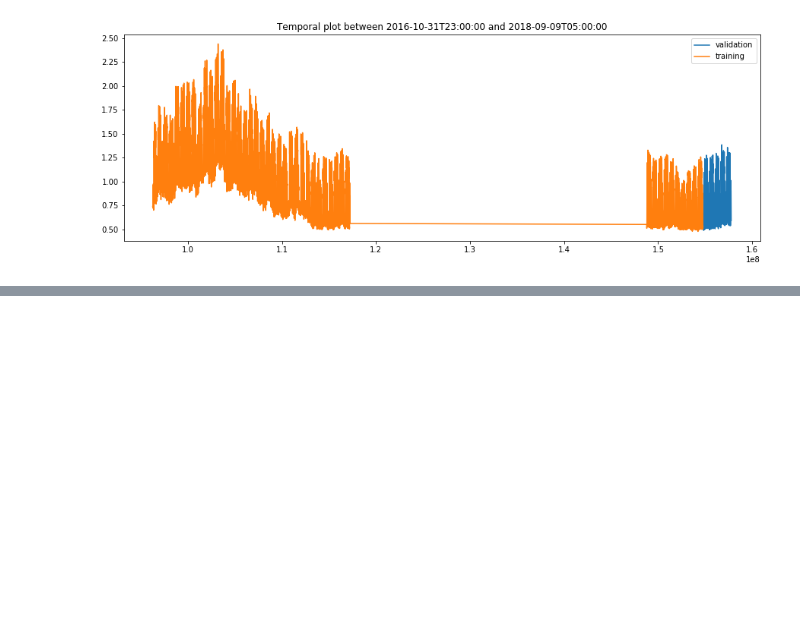
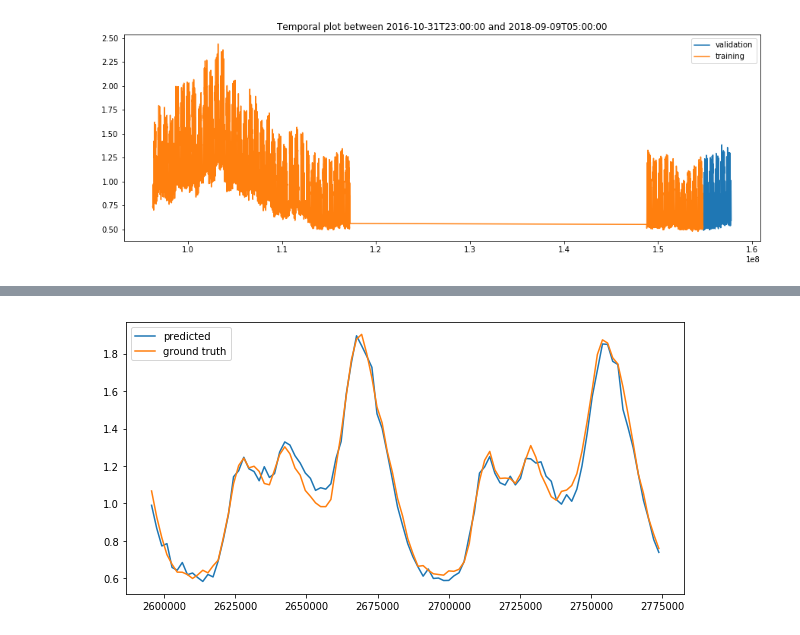
Before and after one commit to tangih/EnedisDataChallenge, a Jupyter notebook: main.ipynb, the cells around one changed output, grey strips where cells are left out. Drawn from its saved outputs; the diff is of its cells as text; code cells hidden in the pictures; blank space fills up the shorter version.

Commit message:
both models working

```diff
--- a/main.ipynb
+++ b/main.ipynb
@@ -180,7 +178,7 @@ def train_models(x_train, y_train, hh_train):
         models[i].fit(x_train_i, y_train_i, epochs=n_epochs, batch_size=batch_size, verbose=0)
     return models
 
-models_res = train_models(x_train_res, y_train_res, hh_train_res)
-models_com = train_models(x_train_com, y_train_com, hh_train_com)
+models_res = train_models(x_train_res_norm, y_train_res, hh_train_res)
+models_com = train_models(x_train_com_norm, y_train_com, hh_train_com)
 # %% [output]
 [interactive output not drawn]
@@ -188,7 +187,7 @@ models_com = train_models(x_train_com, y_train_com, hh_train_com)
 # SAVE MODEL
 # TODO
 
-for i in range(48):
+for i in tqdm.tqdm_notebook(range(48)):
     loader.saveModel(models_res[i], 'models/ckpt_res_{}'.format(i))
     loader.saveModel(models_com[i], 'models/ckpt_com_{}'.format(i))
 # %%
@@ -205,5 +204,5 @@ def predict_multi(models, X_test, hh_test):
         Y_test[ind] = Y_test_hh
     return Y_test
 
-y_valid_pred_res = predict_multi(models_res, x_valid_res, hh_valid_res)
-y_valid_pred_com = predict_multi(models_com, x_valid_com, hh_valid_com)
+y_valid_pred_res = predict_multi(models_res, x_valid_res_norm, hh_valid_res)
+y_valid_pred_com = predict_multi(models_com, x_valid_com_norm, hh_valid_com)
@@ -210,9 +212,12 @@ y_valid_pred_com = predict_multi(models_com, x_valid_com, hh_valid_com)
 # %%
-t_valid = x_res[id_valid, 1]
+t_valid = x_res[id_valid_res, 1]
 t_valid = t_valid[:100]
 y_valid_pred = y_valid_pred_res[:100, 0]
 y_valid_gt = y_valid_res[:100, 0]
 plt.figure(figsize=(10,5))
-plt.plot(t_valid, y_valid_pred)
-plt.plot(t_valid, y_valid_gt)
+plt.plot(t_valid, y_valid_pred, label='predicted')
+plt.plot(t_valid, y_valid_gt, label='ground truth')
+plt.legend(loc='best')
 plt.show()
+# %% [output]
+[figure, added]
```
Also changed, not shown: parts of 7 cells of this notebook, 2 other files.
